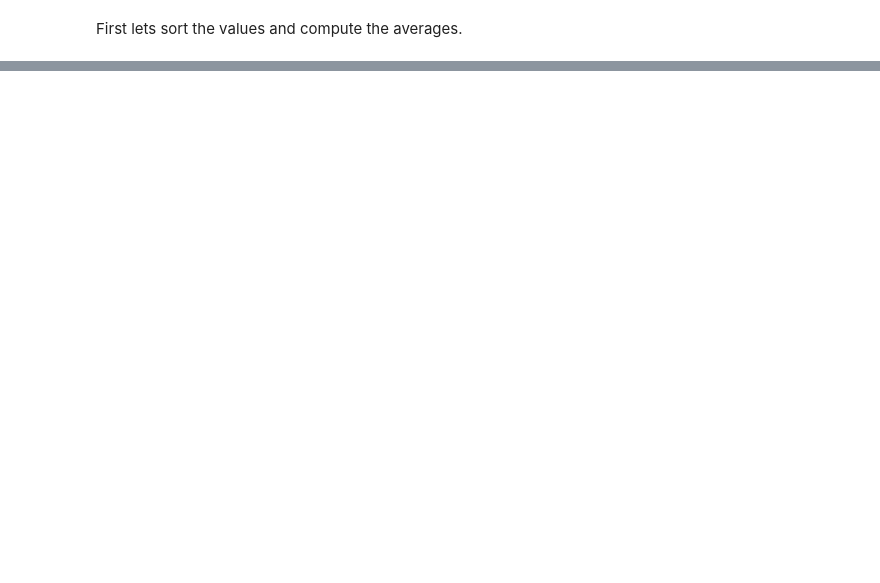
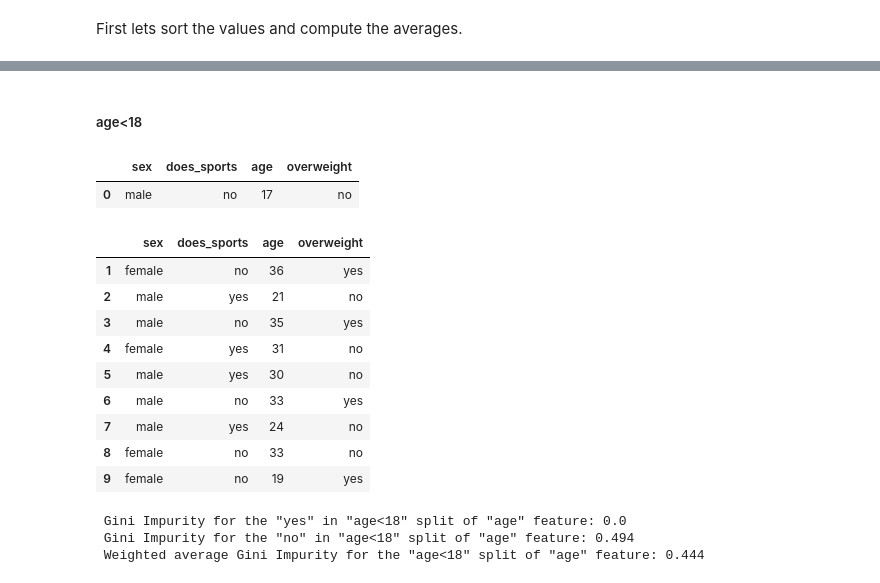
Before and after one commit to Igor-Kuts/Projects, a Jupyter notebook: Machine Learning/Projects/decision_tree_classification.ipynb, the cells around one changed output, grey strips where cells are left out. Cells and saved outputs as stored; diff of their text form; code cells hidden in the pictures; blank space fills up the shorter version.

```diff
--- a/Machine Learning/Projects/decision_tree_classification.ipynb
+++ b/Machine Learning/Projects/decision_tree_classification.ipynb
@@ -180,0 +172,30 @@ Next we build splits for each avg. value.:
+# %% [markdown]
+##### age<18
+# %%
+display(df.query('age < 18'))
+display(df.query('age >= 18'))
+# %% [output]
+|  | sex | does_sports | age | overweight |
+| 0 | male | no | 17 | no |
+|  | sex | does_sports | age | overweight |
+| 1 | female | no | 36 | yes |
+| 2 | male | yes | 21 | no |
+| 3 | male | no | 35 | yes |
+| 4 | female | yes | 31 | no |
+| 5 | male | yes | 30 | no |
+| 6 | male | no | 33 | yes |
+| 7 | male | yes | 24 | no |
+| 8 | female | no | 33 | no |
+| 9 | female | no | 19 | yes |
+# %%
+gini_age_less_18 = 1 - (0 / (0 + 1))**2 - (1 / (0 + 1))**2
+gini_age_geq_18 = 1 - (4 / (4 + 5))**2 - (5 / (4 + 5))**2
+weighted_avg_gini_age18 = (1/10) * gini_age_less_18 + (9/10) * gini_age_geq_18
+
+print(f' Gini Impurity for the "yes" in "age<18" split of "age" feature: {round(gini_age_less_18, 3)}')
+print(f' Gini Impurity for the "no" in "age<18" split of "age" feature: {round(gini_age_geq_18, 3)}')
+print(f' Weighted average Gini Impurity for the "age<18" split of "age" feature: {round(weighted_avg_gini_age18, 3)}')
+# %% [output]
+ Gini Impurity for the "yes" in "age<18" split of "age" feature: 0.0
+ Gini Impurity for the "no" in "age<18" split of "age" feature: 0.494
+ Weighted average Gini Impurity for the "age<18" split of "age" feature: 0.444
```
Also changed, not shown: parts of 108 cells of this notebook, 1 other file.
